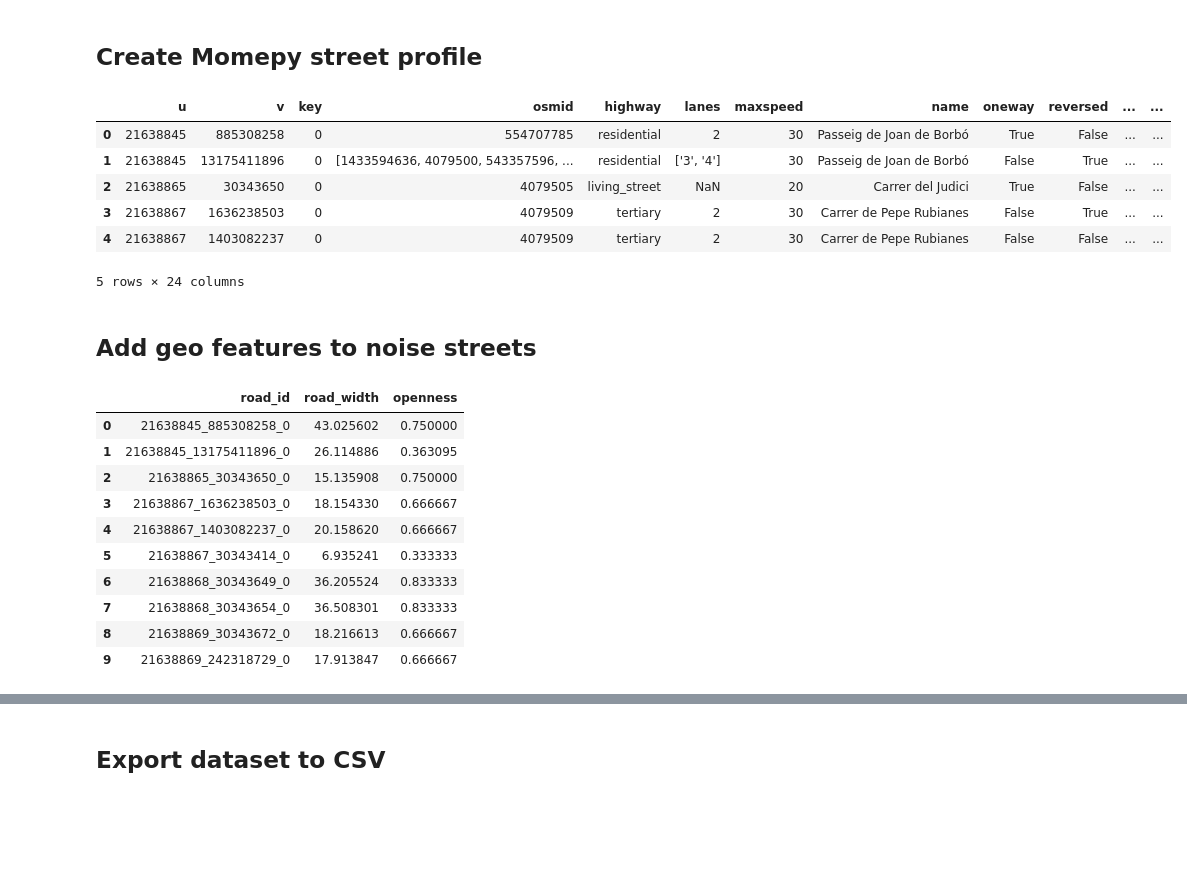
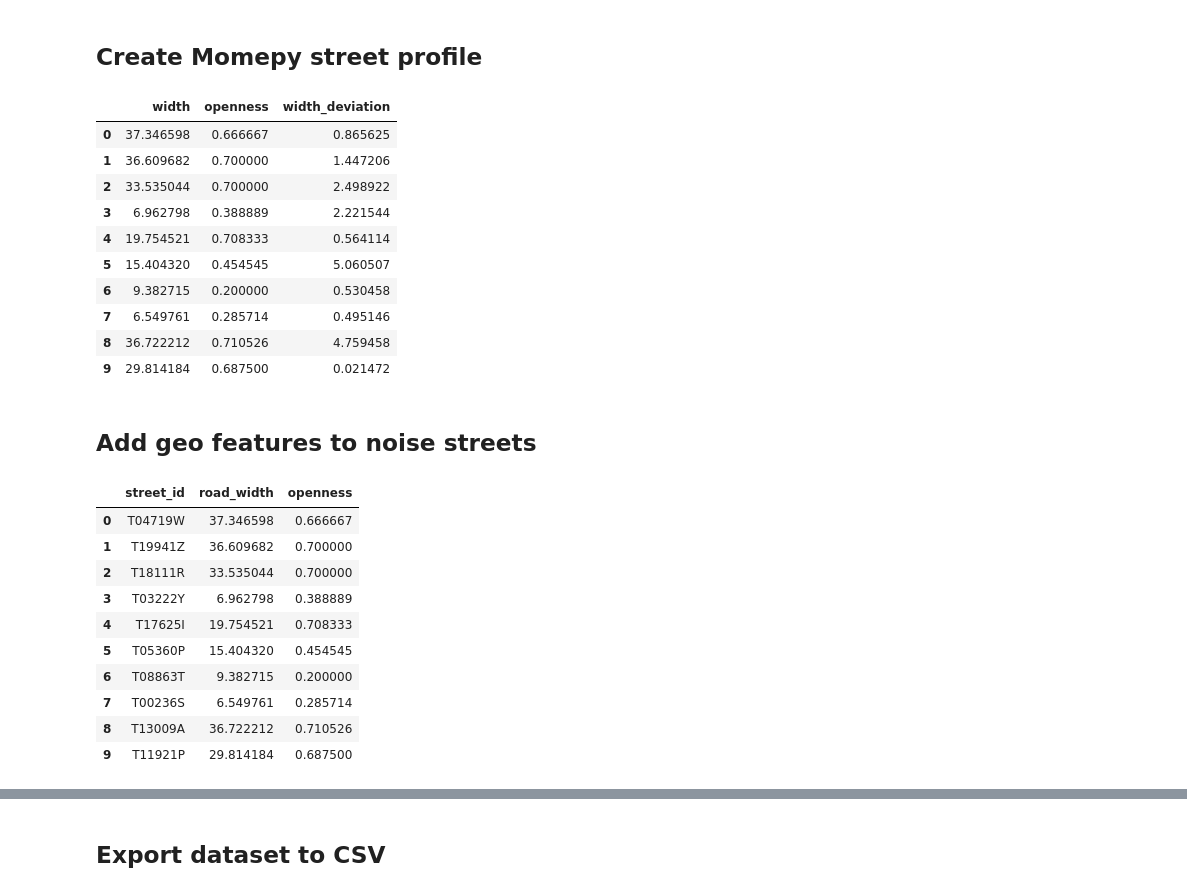
Before and after one commit to AndreaCutroni/ML-Noise-Prediction, a Jupyter notebook: notebooks/streets/momepy.ipynb, the cells around one changed output, grey strips where cells are left out. Saved outputs shown, nothing was run; the diff lists cells and outputs as text; code cells hidden in the pictures; blank space fills up the shorter version.

```diff
--- a/notebooks/streets/momepy.ipynb
+++ b/notebooks/streets/momepy.ipynb
@@ -12,10 +12,10 @@ import pandas as pd
 # %% [markdown]
 ## Import noise segments
 # %%
-edges = gpd.read_file("../../layers/bcn_osmnx_edges.gpkg")
-print(edges.crs)  #CRS = Coordinate Reference System
-print(edges.shape)
-print(edges.columns.tolist())
-print("Number of street segments:", len(edges))
+noise_streets = gpd.read_file("../../layers/BCN_noise_streets.gpkg")
+print(noise_streets.crs)  #CRS = Coordinate Reference System
+print(noise_streets.shape)
+print(noise_streets.columns.tolist())
+print("Number of street segments:", len(noise_streets))
 # %% [output]
 EPSG:25831
@@ -34,42 +34,46 @@ try:
 except AttributeError:
     buildings = ox.geometries_from_place(place_name, tags)
 
-# Project buildings to the same CRS as edges
-buildings = buildings.to_crs(edges.crs)
+# Project buildings to the same CRS as noise_streets
+buildings = buildings.to_crs(noise_streets.crs)
 # %% [output]
 Downloading buildings from OSM...
 # %% [markdown]
 ## Create Momepy street profile
 # %%
 building_buffer = buildings.buffer(5).union_all()
-profile = mm.street_profile(edges, buildings)
+profile = mm.street_profile(noise_streets, buildings)
 profile.head(10)
 # %% [output]
-|  | u | v | key | osmid | highway | lanes | maxspeed | name | oneway | reversed | ... | ... |
-| 0 | 21638845 | 885308258 | 0 | 554707785 | residential | 2 | 30 | Passeig de Joan de Borbó | True | False | ... | ... |
-| 1 | 21638845 | 13175411896 | 0 | [1433594636, 4079500, 543357596, ... | residential | ['3', '4'] | 30 | Passeig de Joan de Borbó | False | True | ... | ... |
-| 2 | 21638865 | 30343650 | 0 | 4079505 | living_street | NaN | 20 | Carrer del Judici | True | False | ... | ... |
-| 3 | 21638867 | 1636238503 | 0 | 4079509 | tertiary | 2 | 30 | Carrer de Pepe Rubianes | False | True | ... | ... |
-| 4 | 21638867 | 1403082237 | 0 | 4079509 | tertiary | 2 | 30 | Carrer de Pepe Rubianes | False | False | ... | ... |
+|  | width | openness | width_deviation |
+| 0 | 37.346598 | 0.666667 | 0.865625 |
+| 1 | 36.609682 | 0.700000 | 1.447206 |
+| 2 | 33.535044 | 0.700000 | 2.498922 |
+| 3 | 6.962798 | 0.388889 | 2.221544 |
+| 4 | 19.754521 | 0.708333 | 0.564114 |
+| 5 | 15.404320 | 0.454545 | 5.060507 |
+| 6 | 9.382715 | 0.200000 | 0.530458 |
+| 7 | 6.549761 | 0.285714 | 0.495146 |
+| 8 | 36.722212 | 0.710526 | 4.759458 |
+| 9 | 29.814184 | 0.687500 | 0.021472 |
-5 rows × 24 columns
 # %% [markdown]
 ## Add geo features to noise streets
 # %%
 dataset = pd.DataFrame({
-    "road_id": edges['segment_id'],
+    "street_id": noise_streets['TRAM'],
 })
 dataset['road_width'] = profile['width']
 dataset['openness'] = profile['openness']
 dataset.head(10)
 # %% [output]
-|  | road_id | road_width | openness |
-| 0 | 21638845_885308258_0 | 43.025602 | 0.750000 |
-| 1 | 21638845_13175411896_0 | 26.114886 | 0.363095 |
-| 2 | 21638865_30343650_0 | 15.135908 | 0.750000 |
-| 3 | 21638867_1636238503_0 | 18.154330 | 0.666667 |
-| 4 | 21638867_1403082237_0 | 20.158620 | 0.666667 |
-| 5 | 21638867_30343414_0 | 6.935241 | 0.333333 |
-| 6 | 21638868_30343649_0 | 36.205524 | 0.833333 |
-| 7 | 21638868_30343654_0 | 36.508301 | 0.833333 |
-| 8 | 21638869_30343672_0 | 18.216613 | 0.666667 |
-| 9 | 21638869_242318729_0 | 17.913847 | 0.666667 |
+|  | street_id | road_width | openness |
+| 0 | T04719W | 37.346598 | 0.666667 |
+| 1 | T19941Z | 36.609682 | 0.700000 |
+| 2 | T18111R | 33.535044 | 0.700000 |
+| 3 | T03222Y | 6.962798 | 0.388889 |
+| 4 | T17625I | 19.754521 | 0.708333 |
+| 5 | T05360P | 15.404320 | 0.454545 |
+| 6 | T08863T | 9.382715 | 0.200000 |
+| 7 | T00236S | 6.549761 | 0.285714 |
+| 8 | T13009A | 36.722212 | 0.710526 |
+| 9 | T11921P | 29.814184 | 0.687500 |
```
Also changed, not shown: parts of 2 cells of this notebook, 5 other files.
